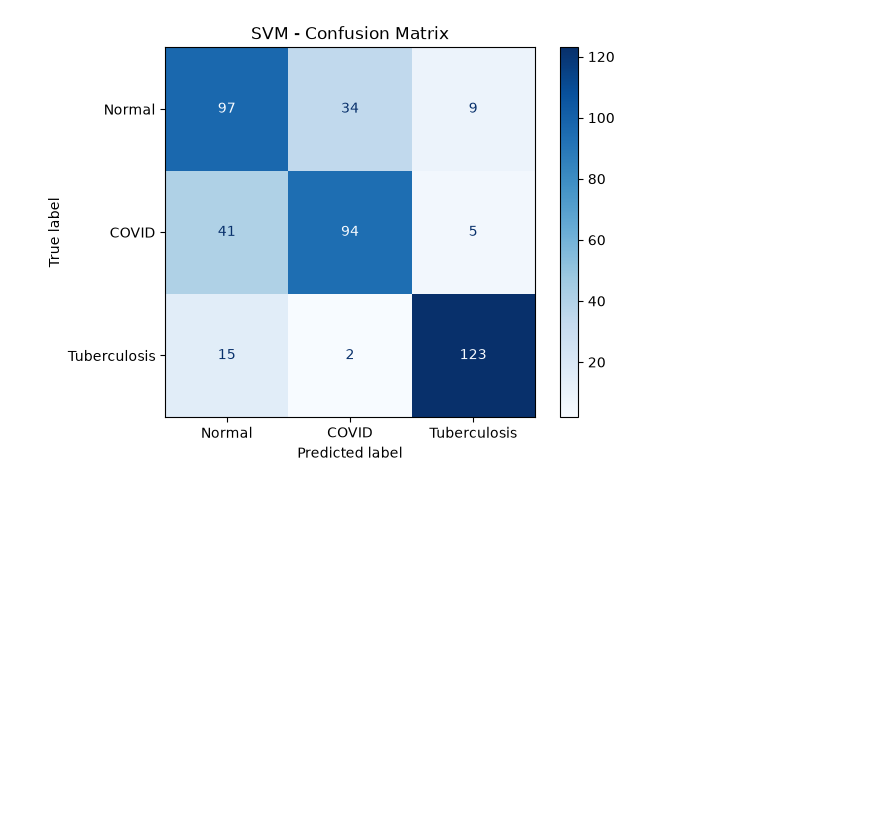
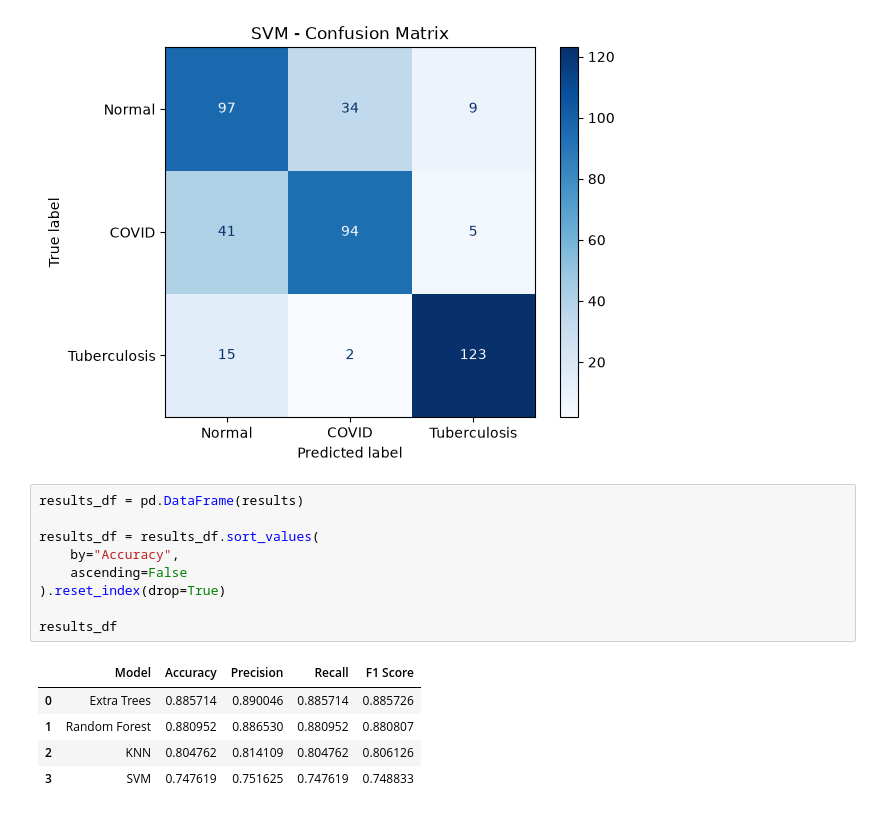
Before and after one commit to Tarek-Radi/lung-disease-classification, a Jupyter notebook: notebooks/01_lung_disease_classification.ipynb, the cells around one changed output. Drawn from its saved outputs; the diff is of its cells as text; blank space fills up the shorter version.

```diff
--- a/notebooks/01_lung_disease_classification.ipynb
+++ b/notebooks/01_lung_disease_classification.ipynb
@@ -515,3 +515,18 @@ Tuberculosis       0.90      0.88      0.89       140
    macro avg       0.75      0.75      0.75       420
 weighted avg       0.75      0.75      0.75       420
 [figure]
+# %%
+results_df = pd.DataFrame(results)
+
+results_df = results_df.sort_values(
+    by="Accuracy",
+    ascending=False
+).reset_index(drop=True)
+
+results_df
+# %% [output]
+|  | Model | Accuracy | Precision | Recall | F1 Score |
+| 0 | Extra Trees | 0.885714 | 0.890046 | 0.885714 | 0.885726 |
+| 1 | Random Forest | 0.880952 | 0.886530 | 0.880952 | 0.880807 |
+| 2 | KNN | 0.804762 | 0.814109 | 0.804762 | 0.806126 |
+| 3 | SVM | 0.747619 | 0.751625 | 0.747619 | 0.748833 |
```
Also changed, not shown: parts of 1 cell of this notebook.
